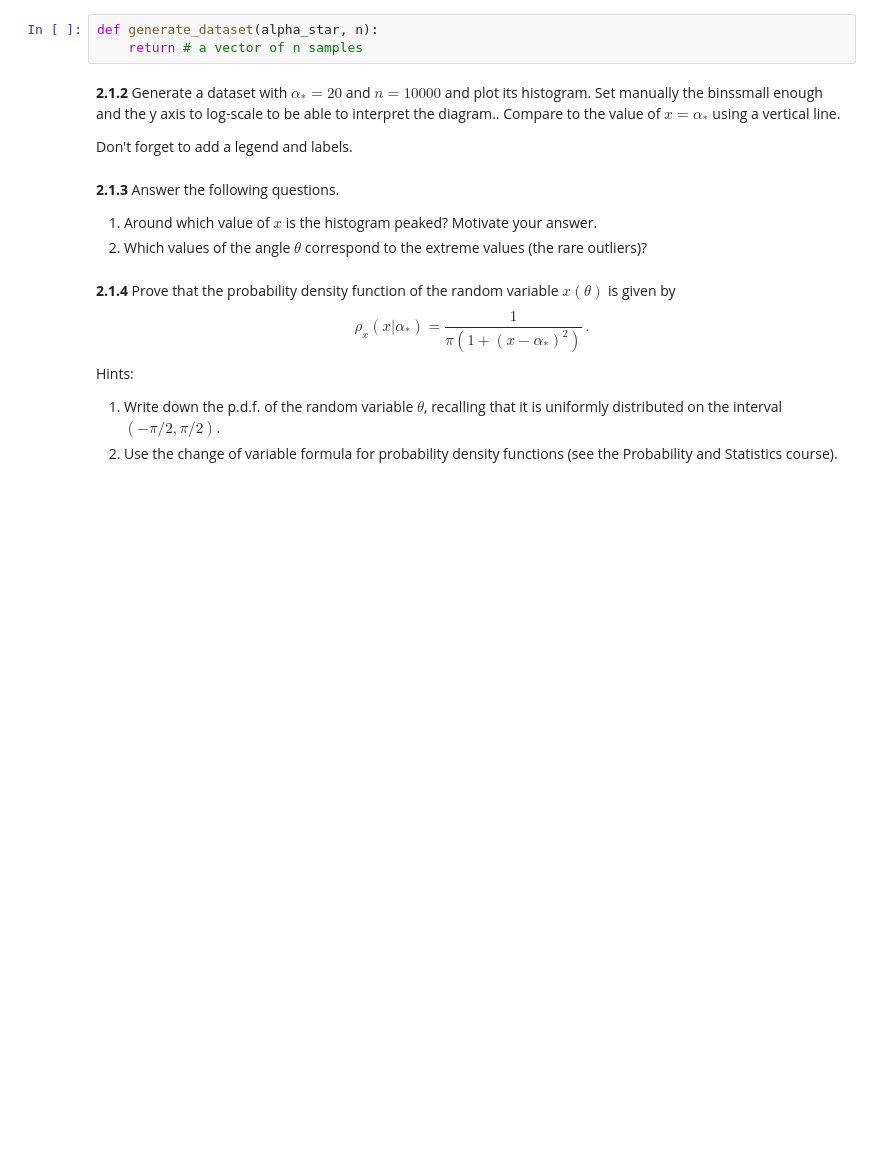
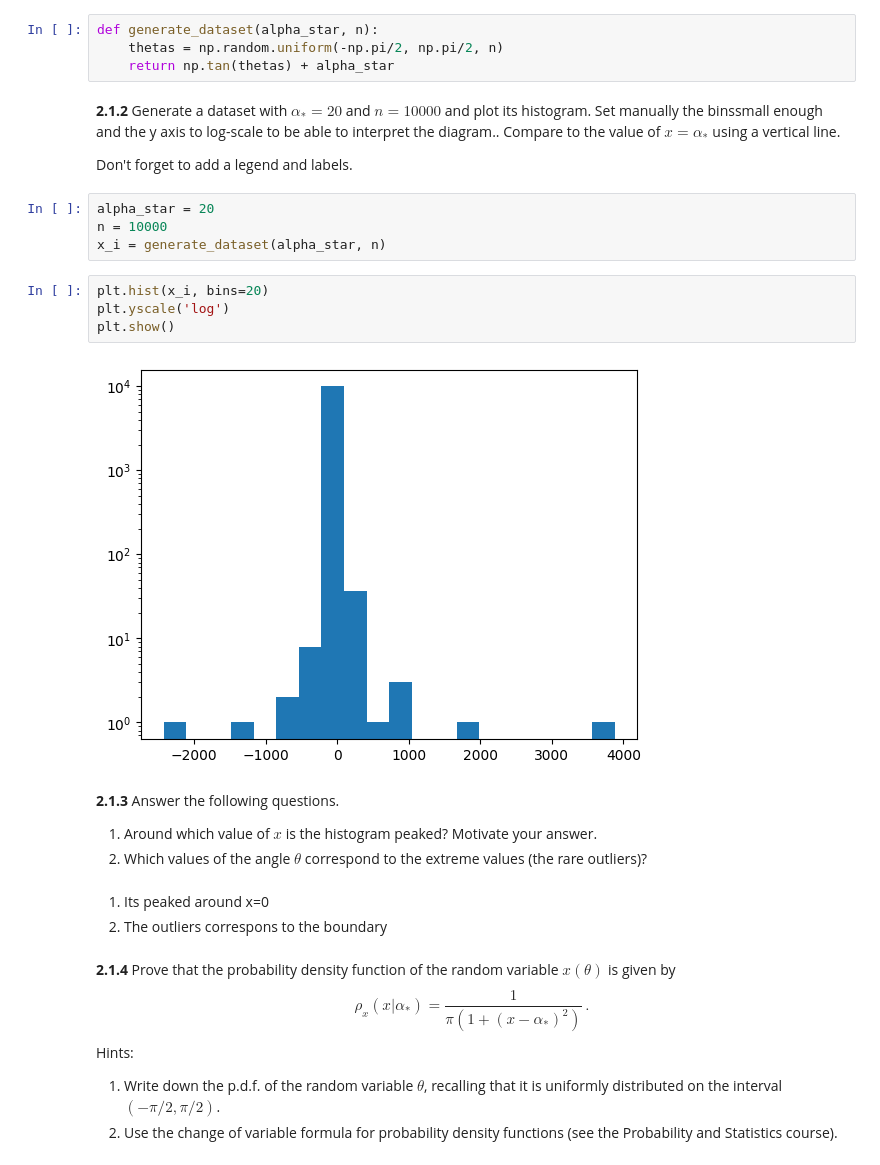
Before and after one commit to davidomanovic/Machine-Learning, a Jupyter notebook: Statistical Inference/exercise3-inference.ipynb, the cells around one changed output. Drawn from its saved outputs; the diff is of its cells as text; blank space fills up the shorter version.

```diff
--- a/Statistical Inference/exercise3-inference.ipynb
+++ b/Statistical Inference/exercise3-inference.ipynb
@@ -165,20 +165,34 @@ $$
 $$
 # %% [markdown]
 **2.1.1** Write a function that takes as input $n$ and $\alpha_*$ and generates the dataset as a lenght $n$ vector. Recall that each angle is independent from the others, and uniformly distributed in the interval $(-\pi/2, \pi/2)$.
-# %%
-def generate_dataset(alpha_star, n):
-    return # a vector of n samples
+# %%
+def generate_dataset(alpha_star, n):
+    thetas = np.random.uniform(-np.pi/2, np.pi/2, n)
+    return np.tan(thetas) + alpha_star
 # %% [markdown]
 **2.1.2** Generate a dataset with $\alpha_* = 20$ and $n=10000$ and plot its histogram.
 Set manually the binssmall enough and the y axis to log-scale to be able to interpret the diagram..
 Compare to the value of  $x = \alpha_*$  using a vertical line.
 
 Don't forget to add a legend and labels.
+# %%
+alpha_star = 20
+n = 10000
+x_i = generate_dataset(alpha_star, n)
+# %%
+plt.hist(x_i, bins=20)
+plt.yscale('log')
+plt.show()
+# %% [output]
+[figure, added]
 # %% [markdown]
 **2.1.3** Answer the following questions.
 
 1. Around which value of $x$ is the histogram peaked? Motivate your answer.
 2. Which values of the angle $\theta$ correspond to the extreme values (the rare outliers)?
+# %% [markdown]
+1. Its peaked around x=0
+2. The outliers correspons to the boundary
 # %% [markdown]
 **2.1.4** Prove that the probability density function of the random variable $x(\theta)$ is given by
 $$
```
Also changed, not shown: parts of 15 cells of this notebook, 1 other file.
